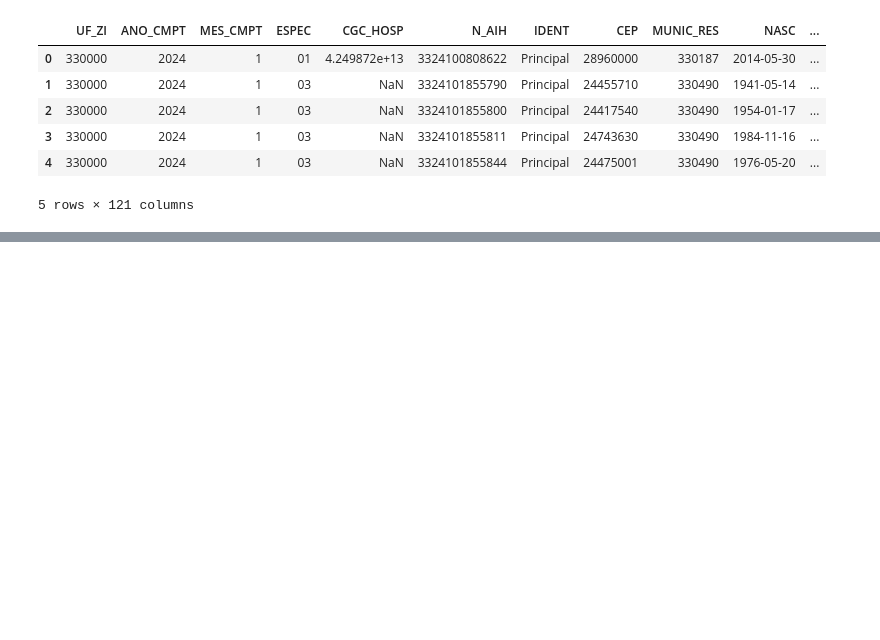
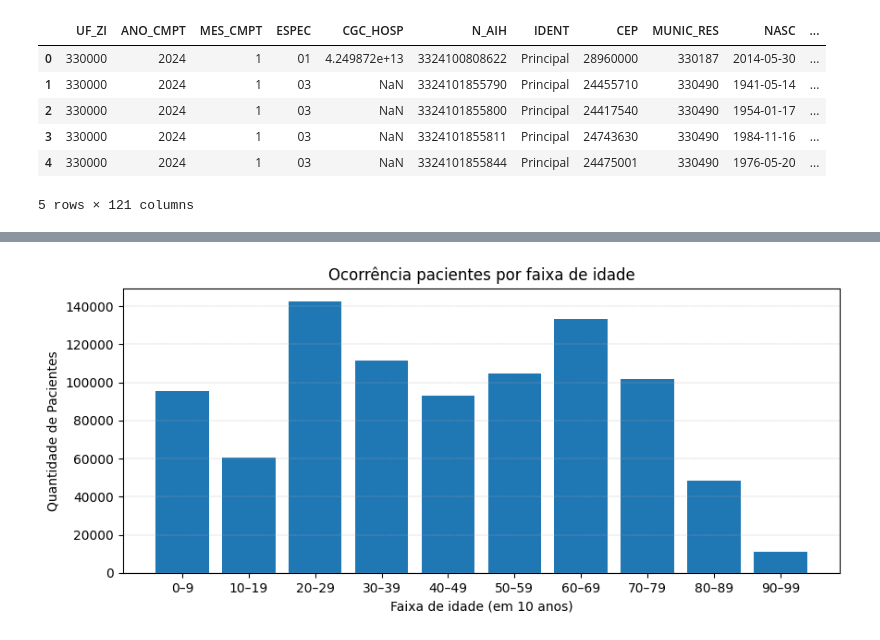
Before and after one commit to rodrigocmichelassi/health-privacy, a Jupyter notebook: health-privacy.ipynb, the cells around one changed output, grey strips where cells are left out. Drawn from its saved outputs; the diff is of its cells as text; code cells hidden in the pictures; blank space fills up the shorter version.

```diff
--- a/health-privacy.ipynb
+++ b/health-privacy.ipynb
@@ -29,0 +83,43 @@ Além dos conteúdos disponibilizados em aula sobre privacidade diferencial, que
+# %%
+'''
+Função:
+agrupar duas listas por grupos
+de tamanho block_size.
+
+values: lista com os índices
+occurrencies: lista com os valores de cada índice
+block_size: tamanho do bloco que será agrupado
+'''
+def group_lists(values, occurrencies, block_size=10):
+    labels_list = []
+    occurrencies_list = []
+
+    for i in range(0, len(values), block_size):
+        values_block = values[i:i + block_size]
+        occurr_block = occurrencies[i:i + block_size]
+
+        label = f"{values_block[0]}–{values_block[-1]}"
+        total = sum(occurr_block)
+
+        labels_list.append(label)
+        occurrencies_list.append(total)
+
+    return labels_list, occurrencies_list
+# %%
+age_occurrencies = data_df['IDADE'].value_counts().sort_index()
+
+age_list = age_occurrencies.index.tolist()
+age_occurr_list = age_occurrencies.values.tolist()
+
+age_blocks, age_occur_blocks = group_lists(age_list, age_occurr_list, 10)
+
+fig = plt.figure(figsize=(10,4))
+plt.bar(age_blocks, age_occur_blocks)
+plt.grid(linestyle='--', axis='y', linewidth=0.3)
+plt.title("Ocorrência pacientes por faixa de idade")
+plt.xlabel("Faixa de idade (em 10 anos)")
+plt.ylabel("Quantidade de Pacientes")
+# plt.xticks(rotation=45)
+plt.show()
+# %% [output]
+[figure, added]
```
Also changed, not shown: parts of 21 cells of this notebook.
